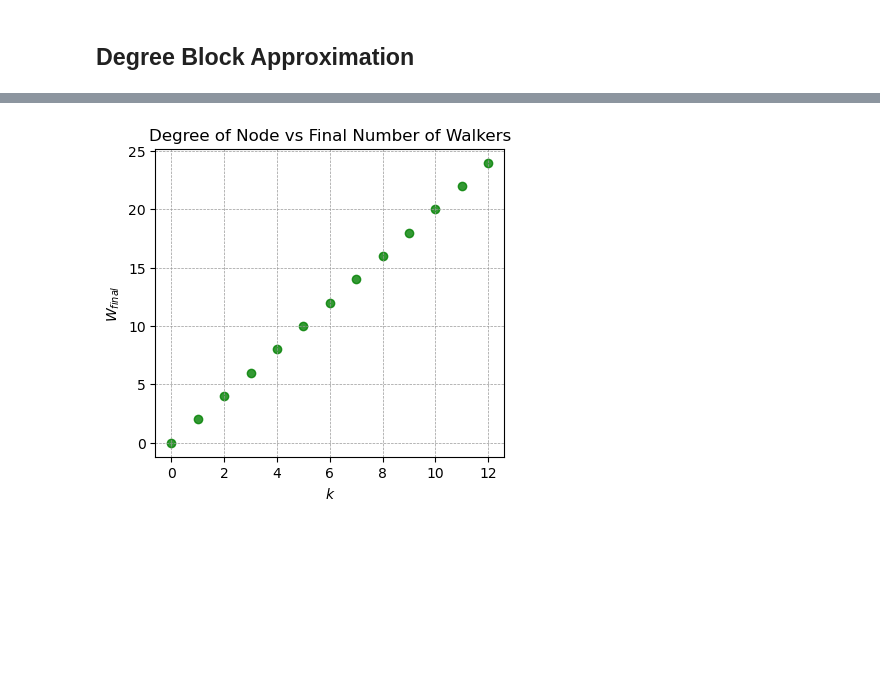
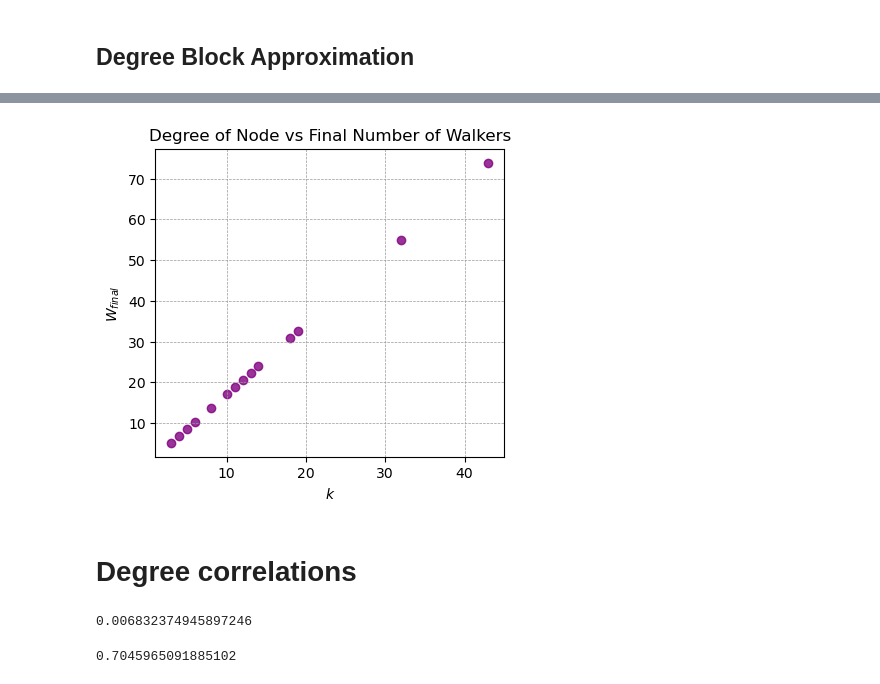
Before and after one commit to nmoghaddas19/PHYS-7335, a Jupyter notebook: random_walks/code.ipynb, the cells around one changed output, grey strips where cells are left out. Drawn from its saved outputs; the diff is of its cells as text; code cells hidden in the pictures; blank space fills up the shorter version.

```diff
--- a/random_walks/code.ipynb
+++ b/random_walks/code.ipynb
@@ -148,7 +148,7 @@ for i, (node, walkers) in enumerate(wi_ba.items()):
     axes[i].set_xlabel('Time')
     axes[i].set_ylabel('Walkers')
     axes[i].grid(color = '#999999', linestyle = '--', linewidth = 0.5)
-    axes[i].set_ylim(0, 80)
+    axes[i].set_ylim(0, 100)
 
 plt.tight_layout()
 plt.show()
@@ -213,6 +268,7 @@ def degree_block_random_walk(G, w0, t, r):
         dict: A dictionary mapping each degree block (k) to a list of the number of walkers at each time step.
     """
     wk = w0 # initial conqditions
+    k_bar = sum(dict(G.degree()).values())/len(G.degree()) # average degree
     for i in range(t-1):
         for k, n_walkers_list in wk.items():
             n_walkers = n_walkers_list[-1] # get W_k(t)
@@ -257,5 +326,5 @@ degrees
 # %%
-fig, axes = plt.subplots(2, 10, figsize=(20, 5), sharey=True)
+fig, axes = plt.subplots(2, 10, figsize=(20, 4.5), sharey=True)
 
 # Flatten the axes array for easy iteration
 axes = axes.flatten()
@@ -269,7 +338,7 @@ for i, (degree_class, walkers) in enumerate(wk.items()):
     axes[i].set_xlabel('Time')
     axes[i].set_ylabel('Walkers')
     axes[i].grid(color='#999999', linestyle='--', linewidth=0.5)
-    axes[i].set_ylim(0, max(max(walkers), 50))
+    axes[i].set_ylim(0, 100)
 
 # Hide the remaining empty panels
 for j in range(i + 1, len(axes)):
@@ -281,0 +351,23 @@ plt.show()
+# %%
+fig, axes = plt.subplots(5, 10, figsize=(20, 11), sharey=True)
+
+# Flatten the axes array for easy iteration
+axes = axes.flatten()
+degrees = dict(ba_network.degree())
+# Plot the number of walkers in each degree class
+for i, (degree_class, walkers) in enumerate(wk_ba.items()):
+    if i >= max(degrees.values())+1:  # Only plot the first panels
+        break
+    axes[i].plot(walkers, linewidth=3, color="purple", alpha=0.8)
+    axes[i].set_title(f'Degree {degree_class}')
+    axes[i].set_xlabel('Time')
+    axes[i].set_ylabel('Walkers')
+    axes[i].grid(color='#999999', linestyle='--', linewidth=0.5)
+    axes[i].set_ylim(0, 100)
+
+# Hide the remaining empty panels
+for j in range(i + 1, len(axes)):
+    fig.delaxes(axes[j])
+
+plt.tight_layout()
+plt.show()
@@ -282,21 +396,27 @@ plt.show()
 # %%
 # Get the degree of each node
-degrees = dict(er_network.degree())
+degrees = dict(ba_network.degree())
 
 # Get the final number of walkers for each node
-final_walkers = {node: walkers[-1] for node, walkers in wk.items()}
+final_walkers = {node: walkers[-1] for node, walkers in wk_ba.items()}
 
 # Create lists for degrees and final walkers
-x = wk.keys()
+x = wk_ba.keys()
 y = [final_walkers[node] for node in final_walkers]
 
 # Plot the scatterplot
 plt.figure(figsize=(4.5, 4))
-plt.scatter(x, y, color='green', alpha=0.8)
+plt.scatter(x, y, color='purple', alpha=0.8)
 plt.xlabel('$k$')
 plt.ylabel('$W_{final}$')
 plt.title('Degree of Node vs Final Number of Walkers')
 plt.grid(color = '#999999', linestyle = '--', linewidth = 0.5)
 plt.show()
 # %% [output]
-[figure, old version]
+[figure, new version]
+# %% [markdown]
+# Degree correlations
+# %%
+nx.degree_assortativity_coefficient(nx.erdos_renyi_graph(100, 0.05))
+# %% [output]
+0.006832374945897246
@@ -302,0 +535,4 @@ plt.show()
+# %%
+nx.degree_assortativity_coefficient(er_correlated)
+# %% [output]
+0.7045965091885102
```
Also changed, not shown: parts of 19 cells of this notebook.
